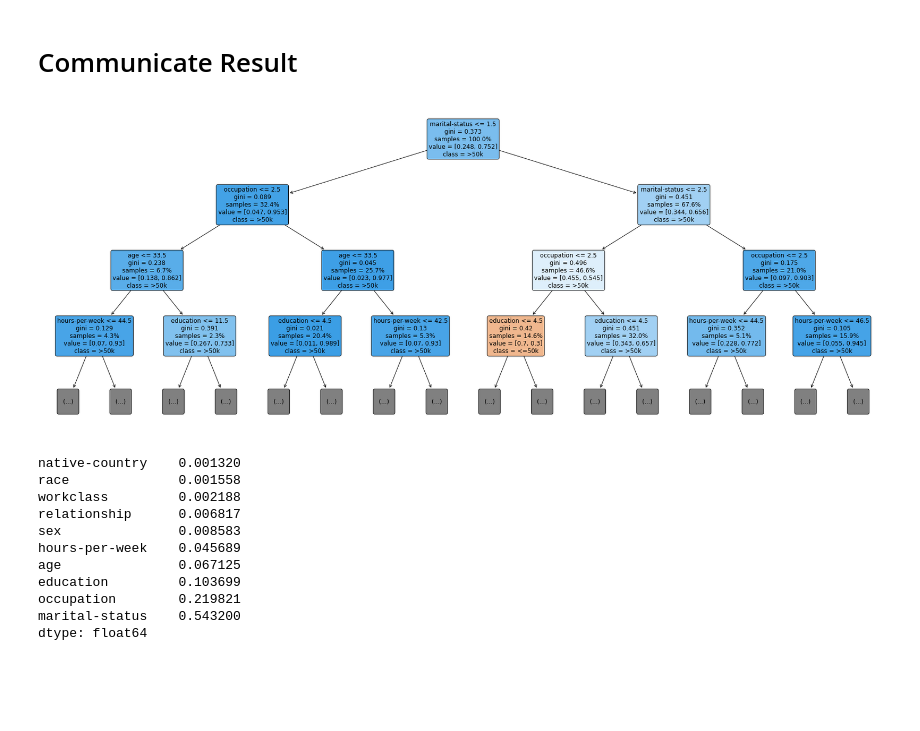
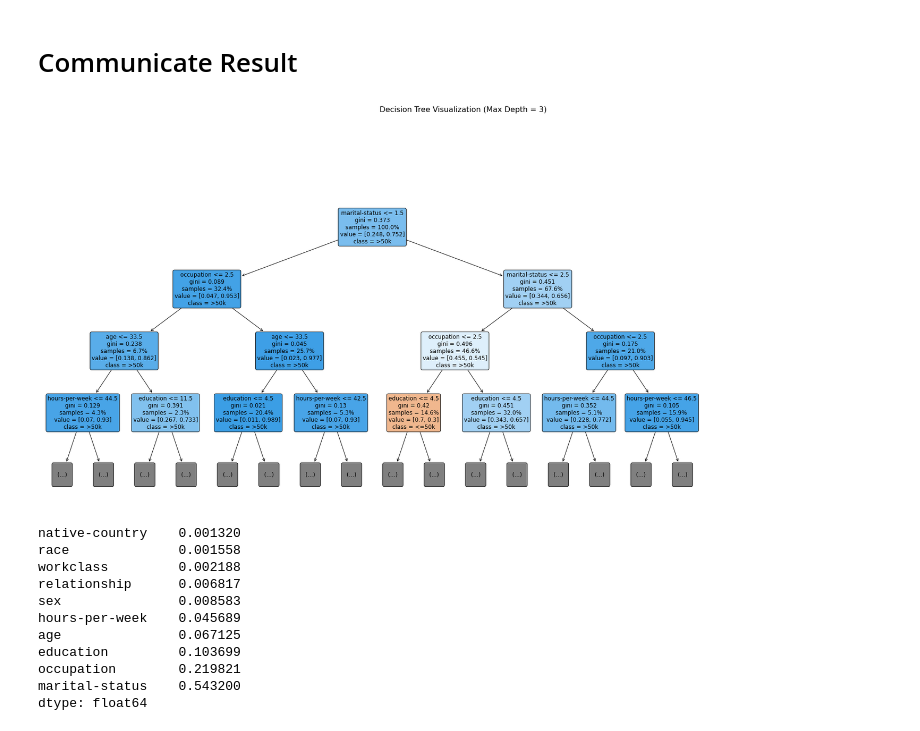
Before and after one commit to Sodiqlef/DecisionTree-income-predictor, a Jupyter notebook: DecisionTree-Modeling.ipynb, the cells around one changed output. Saved outputs shown, nothing was run; the diff lists cells and outputs as text; code cells hidden in the pictures; blank space fills up the shorter version.

```diff
--- a/DecisionTree-Modeling.ipynb
+++ b/DecisionTree-Modeling.ipynb
@@ -229,19 +229,25 @@ acc_val
 # %% [markdown]
 # Communicate Result
 # %%
-plt.subplots(figsize=(30, 12))
+# Plot the decision tree
+
+plt.style.use("seaborn-muted")
+plt.subplots(figsize=(25, 12))
 plot_tree(
     model["decisiontreeclassifier"],
     filled=True,
     feature_names=X_train.columns,
     class_names=["<=50k", ">50k"],
     rounded=True,
     proportion=True,
     max_depth=3,
     fontsize=12)
+
+plt.title("Decision Tree Visualization (Max Depth = 3)", fontsize=16)
+plt.tight_layout()  # Prevents label cutoff
 plt.show()
 # %% [output]
-[figure, old version]
+[figure, new version]
 # %%
 importances = model["decisiontreeclassifier"].feature_importances_
 features = X_train.columns
```
Also changed, not shown: parts of 1 cell of this notebook.
